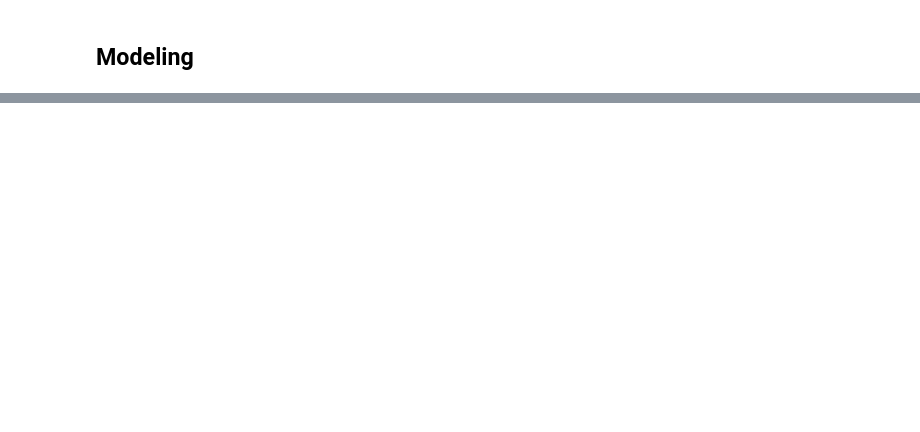
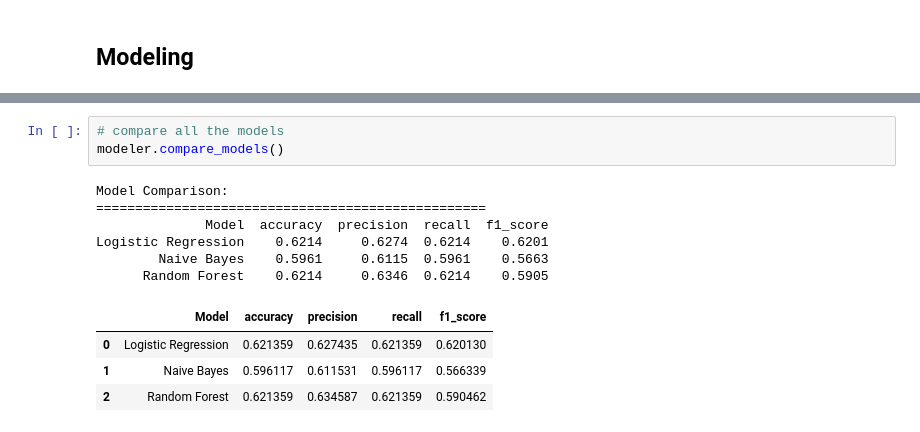
Before and after one commit to Patricknmaina/online_hate-speech_and_complaints_detection, a Jupyter notebook: patrick.ipynb, the cells around one changed output, grey strips where cells are left out. Saved outputs shown, nothing was run; the diff lists cells and outputs as text; blank space fills up the shorter version.

```diff
--- a/patrick.ipynb
+++ b/patrick.ipynb
@@ -341,0 +181,14 @@ The predicted label for the new tweet is: Data protection and privacy concern
+# %%
+# compare all the models
+modeler.compare_models()
+# %% [output]
+Model Comparison:
+==================================================
+              Model  accuracy  precision  recall  f1_score
+Logistic Regression    0.6214     0.6274  0.6214    0.6201
+        Naive Bayes    0.5961     0.6115  0.5961    0.5663
+      Random Forest    0.6214     0.6346  0.6214    0.5905
+|  | Model | accuracy | precision | recall | f1_score |
+| 0 | Logistic Regression | 0.621359 | 0.627435 | 0.621359 | 0.620130 |
+| 1 | Naive Bayes | 0.596117 | 0.611531 | 0.596117 | 0.566339 |
+| 2 | Random Forest | 0.621359 | 0.634587 | 0.621359 | 0.590462 |
```
Also changed, not shown: parts of 32 cells of this notebook.
